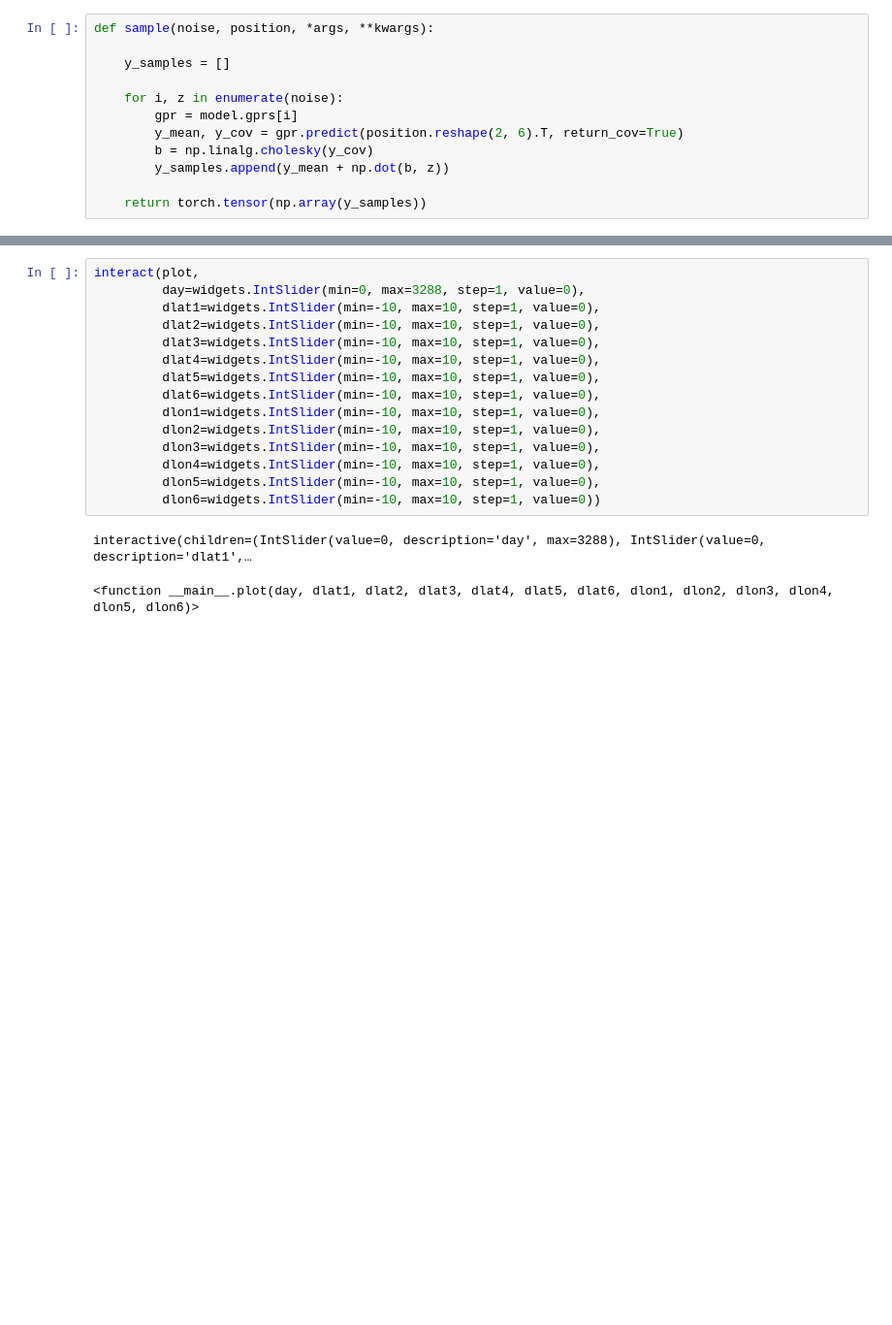
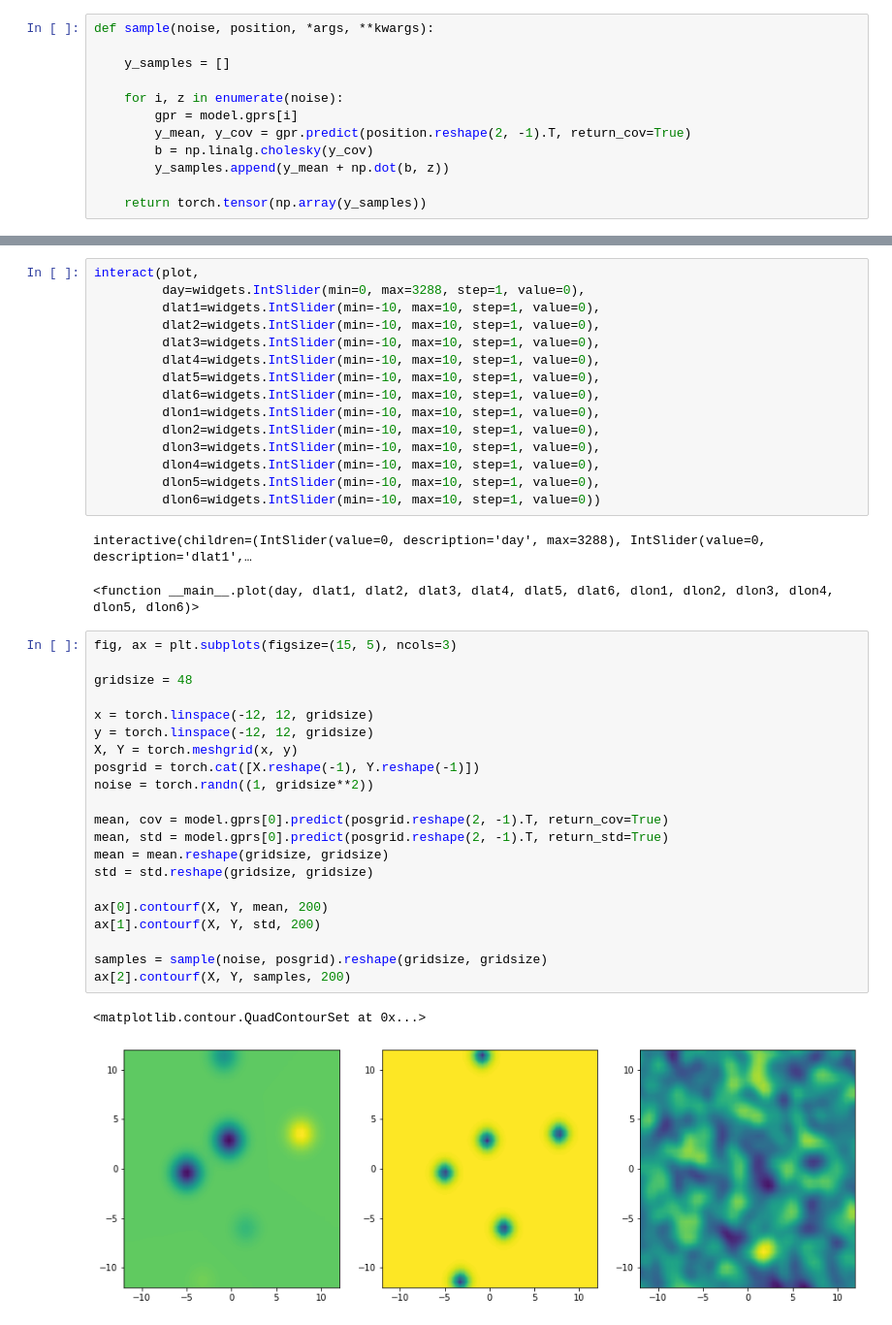
Before and after one commit to saschagaudlitz/Flash, a Jupyter notebook: gpr.ipynb, the cells around one changed output, grey strips where cells are left out. Shown at 97% size. Cells and saved outputs as stored; diff of their text form; blank space fills up the shorter version.

```diff
--- a/gpr.ipynb
+++ b/gpr.ipynb
@@ -21,7 +25,7 @@ def sample(noise, position, *args, **kwargs):
 
     for i, z in enumerate(noise):
         gpr = model.gprs[i]
-        y_mean, y_cov = gpr.predict(position.reshape(2, 6).T, return_cov=True)
+        y_mean, y_cov = gpr.predict(position.reshape(2, -1).T, return_cov=True)
         b = np.linalg.cholesky(y_cov)
         y_samples.append(y_mean + np.dot(b, z))
 
@@ -72,3 +76,27 @@ interact(plot,
 # %% [output]
 interactive(children=(IntSlider(value=0, description='day', max=3288), IntSlider(value=0, description='dlat1',…
 <function __main__.plot(day, dlat1, dlat2, dlat3, dlat4, dlat5, dlat6, dlon1, dlon2, dlon3, dlon4, dlon5, dlon6)>
+# %%
+fig, ax = plt.subplots(figsize=(15, 5), ncols=3)
+
+gridsize = 48
+
+x = torch.linspace(-12, 12, gridsize)
+y = torch.linspace(-12, 12, gridsize)
+X, Y = torch.meshgrid(x, y)
+posgrid = torch.cat([X.reshape(-1), Y.reshape(-1)])
+noise = torch.randn((1, gridsize**2))
+
+mean, cov = model.gprs[0].predict(posgrid.reshape(2, -1).T, return_cov=True)
+mean, std = model.gprs[0].predict(posgrid.reshape(2, -1).T, return_std=True)
+mean = mean.reshape(gridsize, gridsize)
+std = std.reshape(gridsize, gridsize)
+
+ax[0].contourf(X, Y, mean, 200)
+ax[1].contourf(X, Y, std, 200)
+
+samples = sample(noise, posgrid).reshape(gridsize, gridsize)
+ax[2].contourf(X, Y, samples, 200)
+# %% [output]
+<matplotlib.contour.QuadContourSet at 0x...>
+[figure, added]
```
Also changed, not shown: parts of 1 cell of this notebook, 4 other files.
